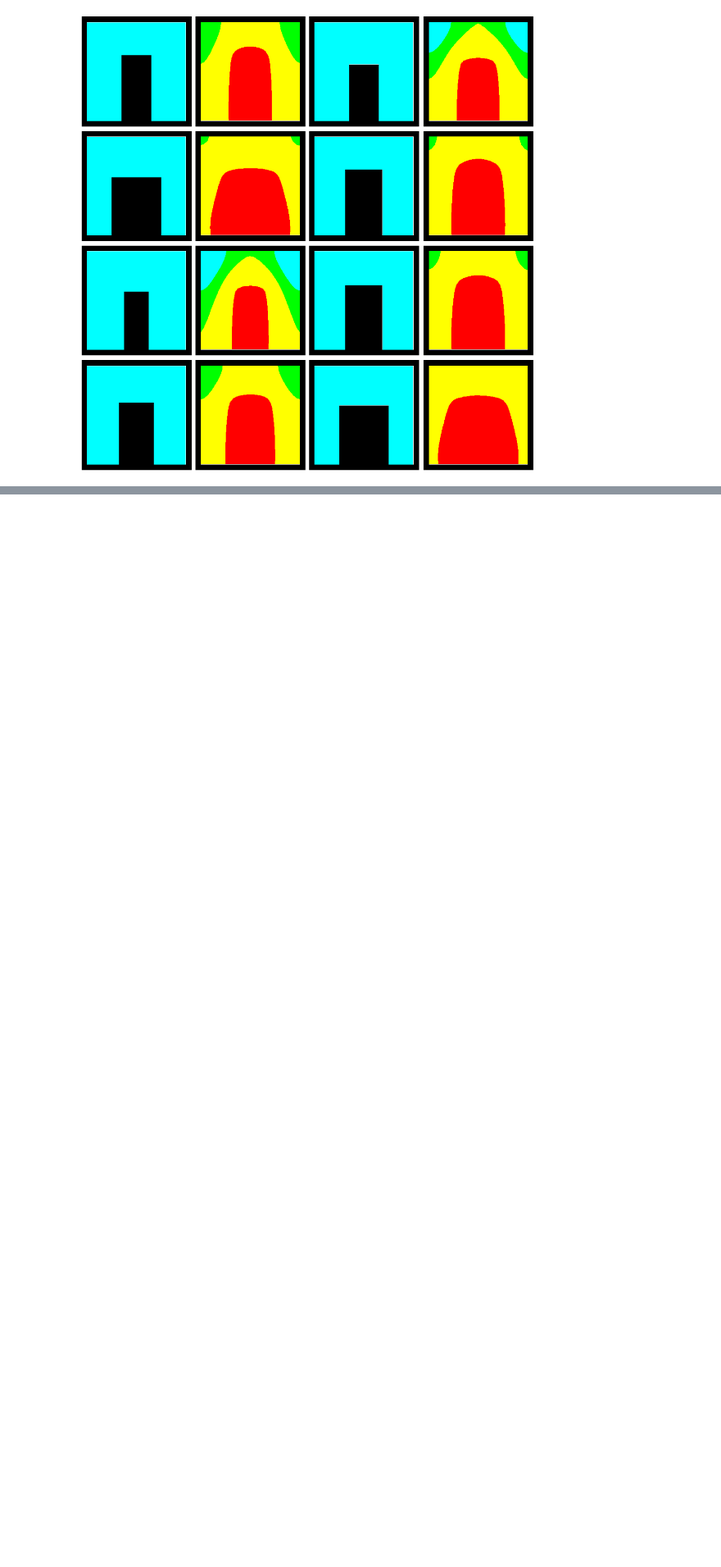
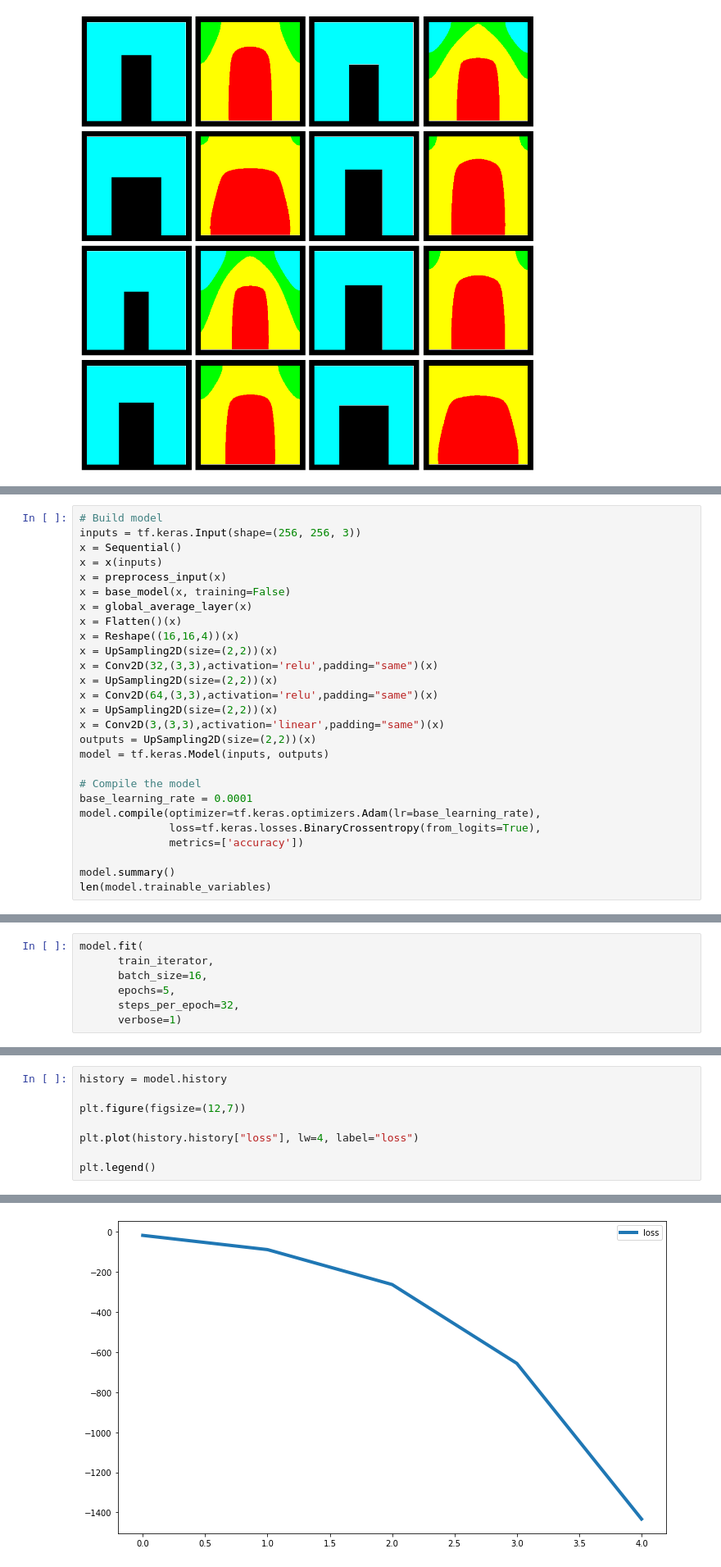
Before and after one commit to chlai1012/ML-project, a Jupyter notebook: ML_project.ipynb, the cells around one changed output, grey strips where cells are left out. Shown: that part at 82% size. Saved outputs shown, nothing was run; the diff lists cells and outputs as text; blank space fills up the shorter version.

```diff
--- a/ML_project.ipynb
+++ b/ML_project.ipynb
@@ -245,0 +297,27 @@ Clipping input data to the valid range for imshow with RGB data ([0..1] for floa
+# %%
+# Build model
+inputs = tf.keras.Input(shape=(256, 256, 3))
+x = Sequential()
+x = x(inputs)
+x = preprocess_input(x)
+x = base_model(x, training=False)
+x = global_average_layer(x)
+x = Flatten()(x)
+x = Reshape((16,16,4))(x)
+x = UpSampling2D(size=(2,2))(x)
+x = Conv2D(32,(3,3),activation='relu',padding="same")(x)
+x = UpSampling2D(size=(2,2))(x)
+x = Conv2D(64,(3,3),activation='relu',padding="same")(x)
+x = UpSampling2D(size=(2,2))(x)
+x = Conv2D(3,(3,3),activation='linear',padding="same")(x)
+outputs = UpSampling2D(size=(2,2))(x)
+model = tf.keras.Model(inputs, outputs)
+
+# Compile the model
+base_learning_rate = 0.0001
+model.compile(optimizer=tf.keras.optimizers.Adam(lr=base_learning_rate),
+              loss=tf.keras.losses.BinaryCrossentropy(from_logits=True),
+              metrics=['accuracy'])
+
+model.summary()
+len(model.trainable_variables)
@@ -245,0 +343,7 @@ Clipping input data to the valid range for imshow with RGB data ([0..1] for floa
+# %%
+model.fit(
+      train_iterator,
+      batch_size=16,
+      epochs=5,
+      steps_per_epoch=32,
+      verbose=1)
@@ -245,0 +362,9 @@ Clipping input data to the valid range for imshow with RGB data ([0..1] for floa
+# %%
+history = model.history
+
+plt.figure(figsize=(12,7))
+
+plt.plot(history.history["loss"], lw=4, label="loss")
+
+plt.legend()
+# %% [output]
@@ -245,0 +372 @@ Clipping input data to the valid range for imshow with RGB data ([0..1] for floa
+[figure, added]
```
Also changed, not shown: parts of 17 cells of this notebook.
